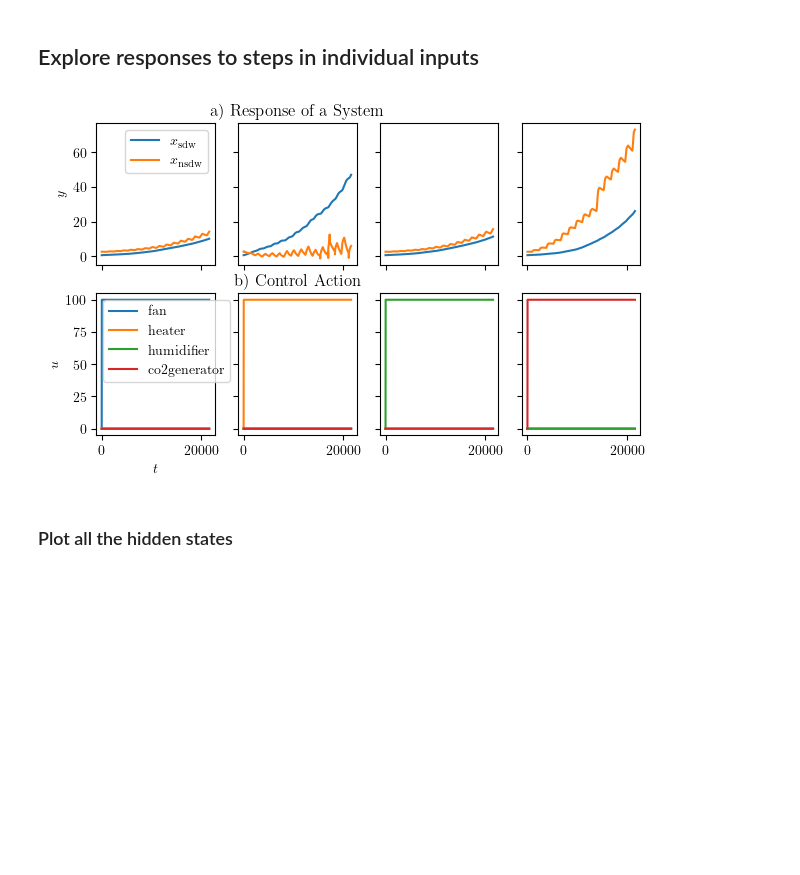
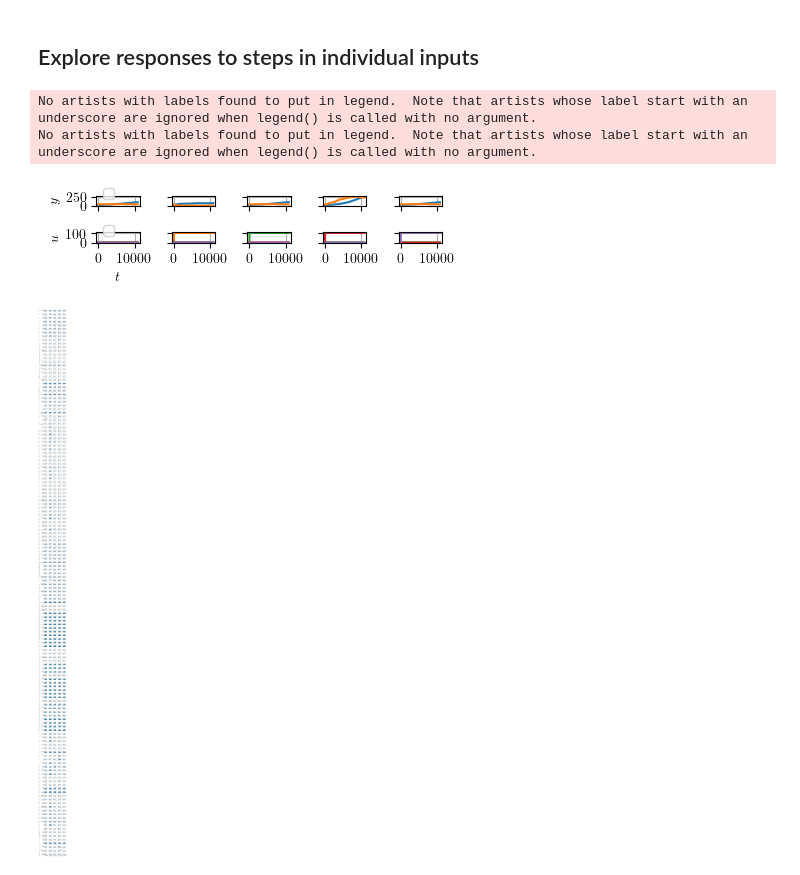
Before and after one commit to MarekWadinger/ecompc-greenhouse-platform, a Jupyter notebook: greenhouse_model.ipynb, the cells around one changed output. Cells and saved outputs as stored; diff of their text form; code cells hidden in the pictures; blank space fills up the shorter version.

```diff
--- a/greenhouse_model.ipynb
+++ b/greenhouse_model.ipynb
@@ -9,6 +9,7 @@ import casadi as ca
 import matplotlib.pyplot as plt
 import numpy as np
 import pandas as pd
+from do_mpc.model import linearize
 from tqdm import tqdm
 
 from core.controller import EconomicMPC, GreenHouseModel, GreenhouseSimulator
@@ -40,6 +41,7 @@ plt.rcParams.update(
         "text.usetex": True,
         "font.family": "CMU Serif",
         "font.serif": "CMU Serif",
+        "axes.grid": True,
     }
 )
 
@@ -52,0 +54,8 @@ gh_model = GreenHouse(dt=dt)
+# %%
+dt = 120
+
+gh_model = GreenHouse(dt=dt)
+
+cultivated_area = gh_model.A_c
+lettuce_price = 0.0054  # EUR/g
+N = 5  # number of control intervals
@@ -53,5 +67,5 @@ gh_model = GreenHouse(dt=dt)
 # %%
-x0 = x_init
+x0 = x_init.copy()
 
 u_min = [0.0] * len(gh_model.active_actuators)
 u_max = [100.0] * len(gh_model.active_actuators)
@@ -117,38 +133,72 @@ _greenhouse_model = partial(gh_model._model, climate=climate.values)
 ## Explore responses to steps in individual inputs
 # %%
 # [donotremove]
-fig, axs = plt.subplots(nrows=2, ncols=len(u_max), sharex=True, sharey="row")
+u_min_ = [0.0] + u_min.copy()
+u_max_ = [0.0] + [100.0] * len(gh_model.active_actuators)
+fig, axs = plt.subplots(
+    nrows=2,
+    ncols=len(u_max_),
+    sharex=True,
+    sharey="row",
+    figsize=set_size(width="ieee", subplots=(2, len(u_max_))),
+)
+greenhouse_model = partial(gh_model.model, climate=climate.values)
+_greenhouse_model = partial(gh_model._model, climate=climate.values)
 
-for u_idx in range(len(u_max)):
-    u_max_ = u_min.copy()
-    u_max_[u_idx] = u_max[u_idx]
-    u = partial(gen_step, u_min=u_min, u_max=u_max_)
+for u_idx in range(len(u_max_)):
+    u_max__ = u_min_.copy()
+    u_max__[u_idx] = u_max_[u_idx]
+    u = partial(gen_step, u_min=u_min_, u_max=u_max__)
     t_out, y_out, u_out = simulate(
         greenhouse_model,
         u=u,  # type: ignore
         sim_time=len(climate),
         t_s=dt,
         x0=x0,  # type: ignore
     )
     plot_response(
         t_out,
         y_out[:, -2:],
         u_out,
         axs_=axs[:, u_idx],
         y_label=y_label,
         u_label=u_label,
     )
 
+    xs = []
+    for i, (x, u) in enumerate(zip(y_out, u_out)):
+        _, x_ = _greenhouse_model(i * dt, tuple(x), tuple(u))
+        xs.append(x_)
+    df = pd.DataFrame(xs, index=t_out).select_dtypes(include=["float"])
+
+    if u_idx == 0:
+        # Plot response
+        fig_states, axs_states = plt.subplots(
+            nrows=len(df.columns),
+            ncols=len(u_max_),
+            figsize=set_size(
+                width="ieee", subplots=(len(df.columns), len(u_max_))
+            ),
+            sharex=True,
+            sharey="row",
+        )
+
+    plot_states(df, axs_states[:, u_idx], set_ylabel=(u_idx == 0))
+
 axs[0, 0].set_ylabel("$y$")
-axs[0, 1].set_title("a) Response of a System")
 axs[0, 0].legend()
 axs[1, 0].set_xlabel("$t$")
 axs[1, 0].set_ylabel("$u$")
-axs[1, 1].set_title("b) Control Action")
 axs[1, 0].legend()
 
-plt.show()
+fig_states.align_ylabels(axs_states[:, 0])
+fig_states.tight_layout()
+fig_states.savefig(f"{filepath}results/step_response-states-{date_tag}.pdf")
+fig.align_ylabels(axs[:, 0])
+fig.tight_layout()
+fig.savefig(f"{filepath}results/step_response-outputs-{date_tag}.pdf")
 # %% [output]
+No artists with labels found to put in legend.  Note that artists whose label start with an underscore are ignored when legend() is called with no argument.
+No artists with labels found to put in legend.  Note that artists whose label start with an underscore are ignored when legend() is called with no argument.
-[figure, old version]
+[figure, new version]
+[figure, added]
-# %% [markdown]
-### Plot all the hidden states
```
Also changed, not shown: parts of 31 cells of this notebook, 8 other files.
